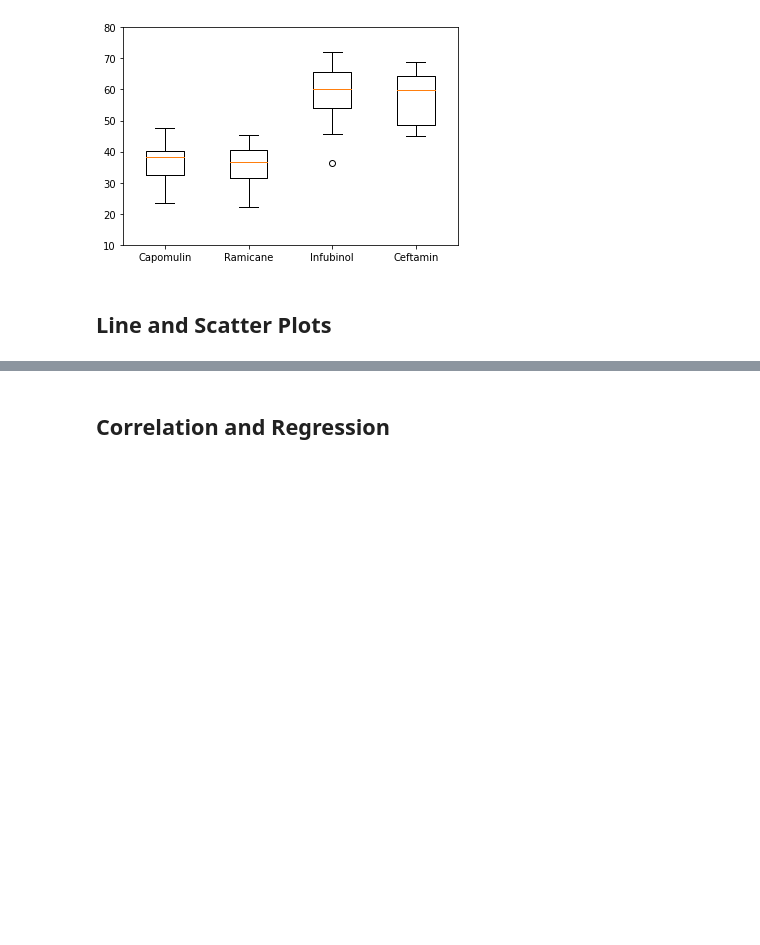
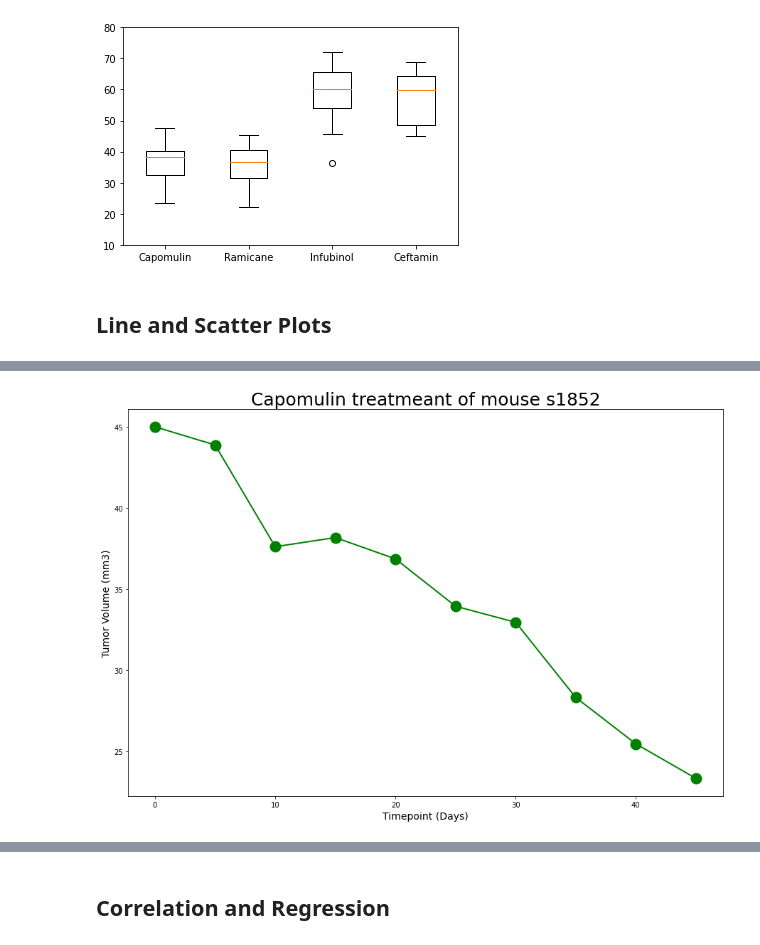
Before and after one commit to jpraasch/Matplotlib, a Jupyter notebook: Pymaceuticals/pymaceuticals_starter.ipynb, the cells around one changed output, grey strips where cells are left out. Drawn from its saved outputs; the diff is of its cells as text; code cells hidden in the pictures; blank space fills up the shorter version.

```diff
--- a/Pymaceuticals/pymaceuticals_starter.ipynb
+++ b/Pymaceuticals/pymaceuticals_starter.ipynb
@@ -368,3 +369,6 @@ plt.show()
 ## Line and Scatter Plots
 # %%
 # Generate a line plot of tumor volume vs. time point for a mouse treated with Capomulin
+capo_data = combined_data_df.loc[combined_data_df['Drug Regimen']=='Capomulin']
+
+capo_data.head(10)
@@ -372,0 +387,16 @@ plt.show()
+# %%
+time_tumor=capo_data[capo_data['Mouse ID'].isin(['s185'])]
+time_tumor
+
+x_axis = time_tumor["Timepoint"]
+itsatumor = time_tumor["Tumor Volume (mm3)"]
+
+fig1, ax1 = plt.subplots(figsize=(15, 10))
+plt.title('Capomulin treatmeant of mouse s1852',fontsize =25)
+plt.plot(x_axis, itsatumor,linewidth=2, markersize=15,marker="o",color="green", label="Fahreneit")
+plt.xlabel('Timepoint (Days)',fontsize =14)
+plt.ylabel('Tumor Volume (mm3)',fontsize =14)
+
+plt.show()
+# %% [output]
+[figure, added]
```
Also changed, not shown: parts of 7 cells of this notebook.
